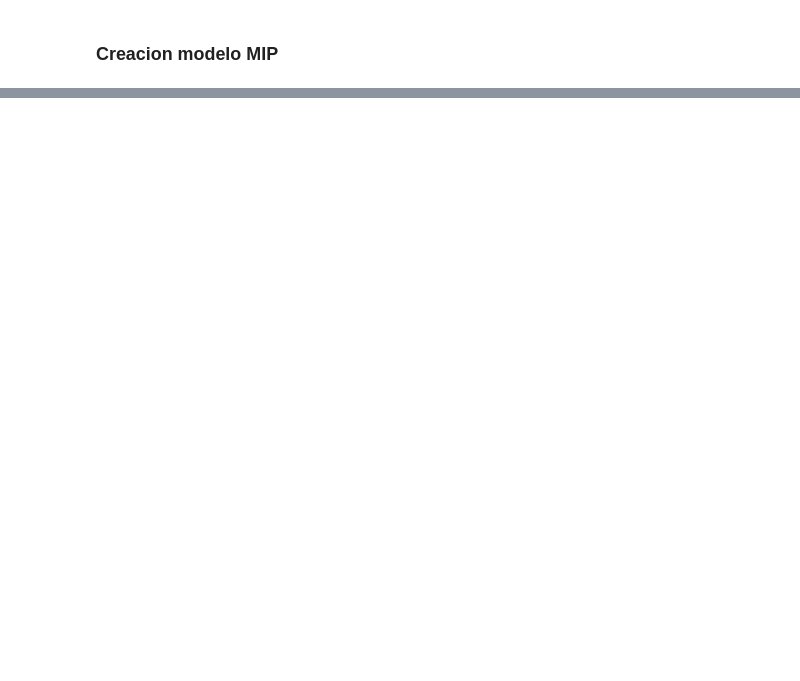
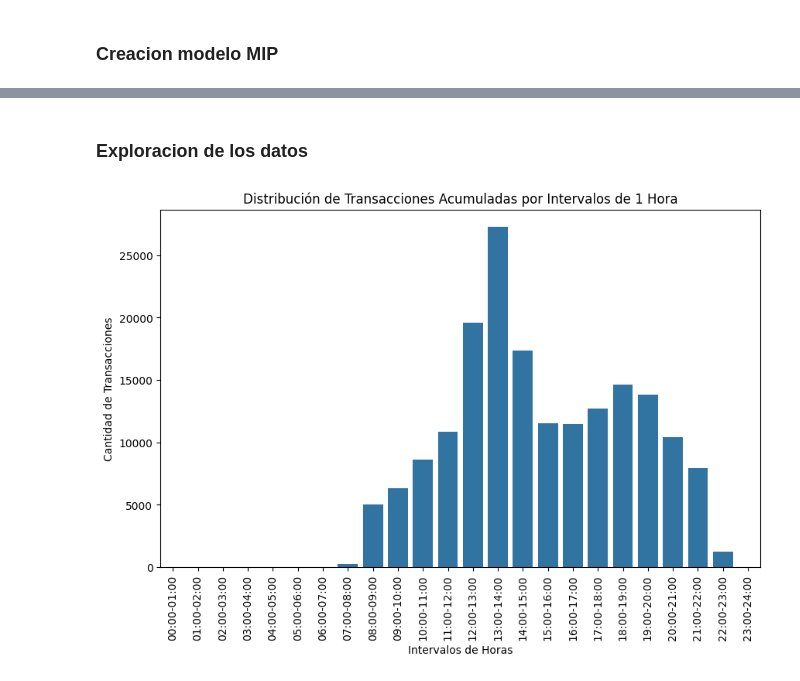
Before and after one commit to dtorresg/SCM-Challenge, a Jupyter notebook: SCM-Challenge.ipynb, the cells around one changed output, grey strips where cells are left out. Saved outputs shown, nothing was run; the diff lists cells and outputs as text; code cells hidden in the pictures; blank space fills up the shorter version.

```diff
--- a/SCM-Challenge.ipynb
+++ b/SCM-Challenge.ipynb
@@ -110,0 +354,4 @@ m = mip.Model()
+# %%
+df = pd.read_excel('TRX_SUPERMERCADO.xlsx', header=0)
+
+df.head()
@@ -110,0 +392,6 @@ m = mip.Model()
+# %%
+# TODO: Estandarizar correccion de datos
+df.at[80,"11:45"] = 2
+# Se reemplaza manualmente el dato no numerico
+df['11:45'] = pd.to_numeric(df['11:45'], errors='raise')
+df.select_dtypes(exclude=['int64', 'float64']).info()
@@ -110,0 +495,28 @@ m = mip.Model()
+# %% [markdown]
+### Exploracion de los datos
+# %%
+# Identificar las columnas horarias
+columnas_horas = df.columns[2:]
+
+# Crear grupos de 4 columnas (correspondientes a intervalos de una hora)
+grupo_horas = [columnas_horas[i:i+4] for i in range(0, len(columnas_horas), 4)]
+
+
+transacciones_por_hora_grupo = pd.DataFrame()
+
+for i, grupo in enumerate(grupo_horas):
+    transacciones_por_hora_grupo[f'{i:02d}:00-{i+1:02d}:00'] = df[df["Driver"] == "CANTIDAD_TRX"][grupo].sum(axis=1)
+
+
+transacciones_acumuladas = transacciones_por_hora_grupo.sum()
+
+
+plt.figure(figsize=(10,6))
+sns.barplot(x=transacciones_acumuladas.index, y=transacciones_acumuladas.values)
+plt.xticks(rotation=90)
+plt.title('Distribución de Transacciones Acumuladas por Intervalos de 1 Hora')
+plt.ylabel('Cantidad de Transacciones')
+plt.xlabel('Intervalos de Horas')
+plt.show()
+# %% [output]
+[figure, added]
```
Also changed, not shown: parts of 54 cells of this notebook.
